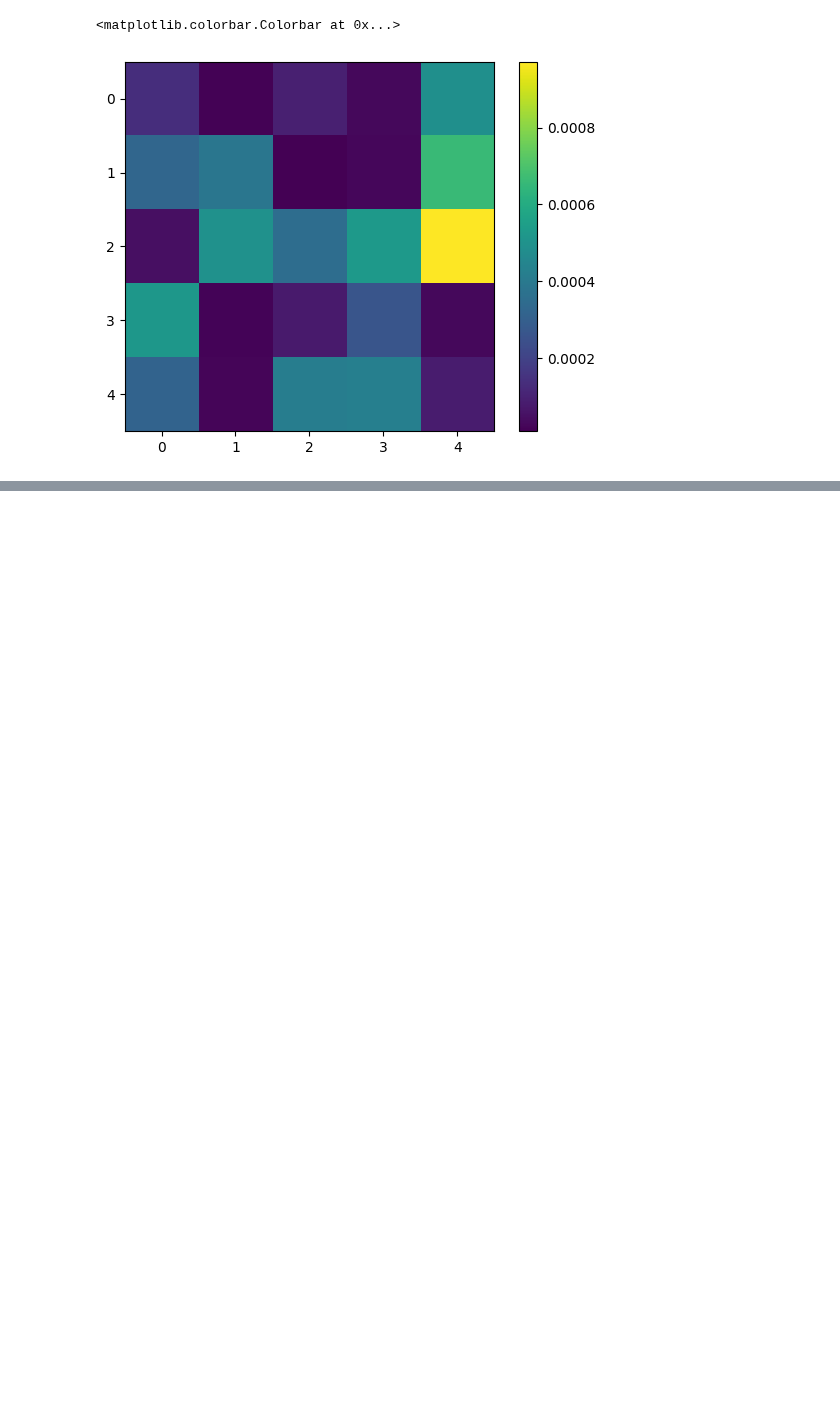
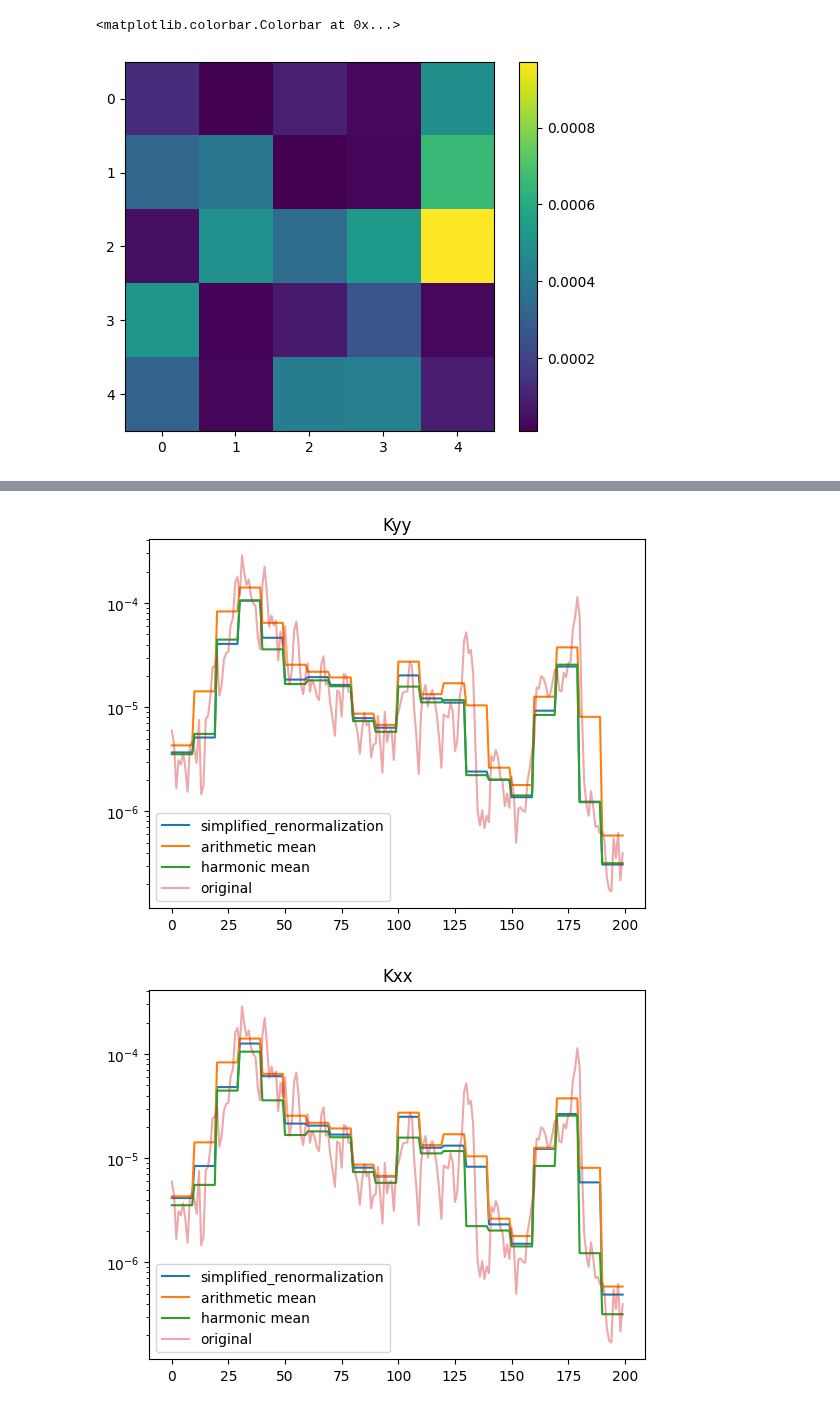
Before and after one commit to randlab/ArchPy, a Jupyter notebook: dev/flow_simulation/upscaling_methods.ipynb, the cells around one changed output, grey strips where cells are left out. Saved outputs shown, nothing was run; the diff lists cells and outputs as text; code cells hidden in the pictures; blank space fills up the shorter version.

```diff
--- a/dev/flow_simulation/upscaling_methods.ipynb
+++ b/dev/flow_simulation/upscaling_methods.ipynb
@@ -238,0 +375,23 @@ array([0.81059748, 0.30983302, 0.9744761 , 0.01235284])
+# %%
+i = 90
+
+plt.plot(new_field_kyy[:, i], label= "simplified_renormalization")
+plt.plot(new_field_2_kyy[:, i], label="arithmetic mean")
+plt.plot(new_field_2_kxx[:, i], label="harmonic mean")
+plt.plot(field[0][:, i], label="original", alpha=.4)
+plt.title("Kyy")
+plt.legend()
+
+plt.yscale("log")
+plt.show()
+plt.plot(new_field_kxx[:, i], label= "simplified_renormalization")
+plt.plot(new_field_2_kyy[:, i], label="arithmetic mean")
+plt.plot(new_field_2_kxx[:, i], label="harmonic mean")
+plt.plot(field[0][:, i], label="original", alpha=.4)
+plt.title("Kxx")
+plt.legend()
+plt.yscale("log")
+plt.show()
+# %% [output]
+[figure, added]
+[figure, added]
```
Also changed, not shown: parts of 19 cells of this notebook.
